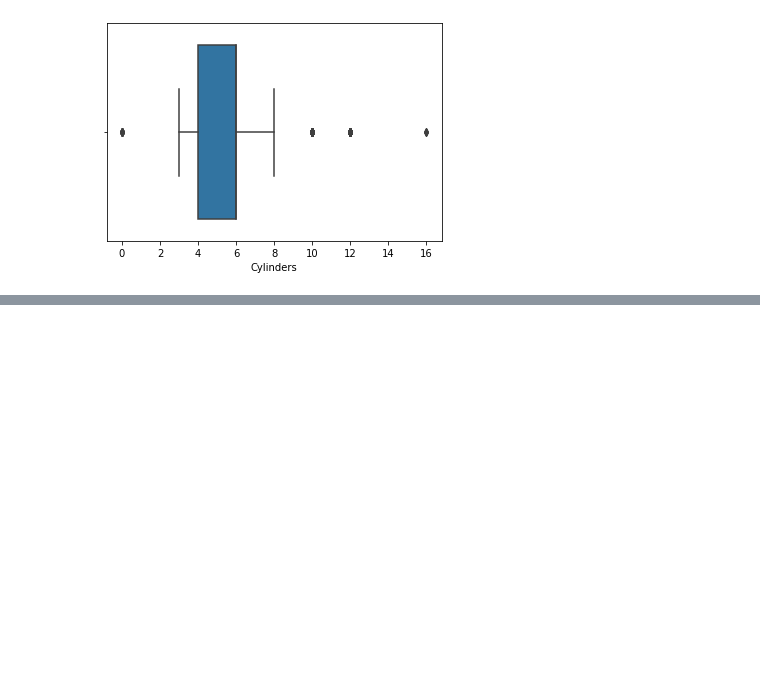
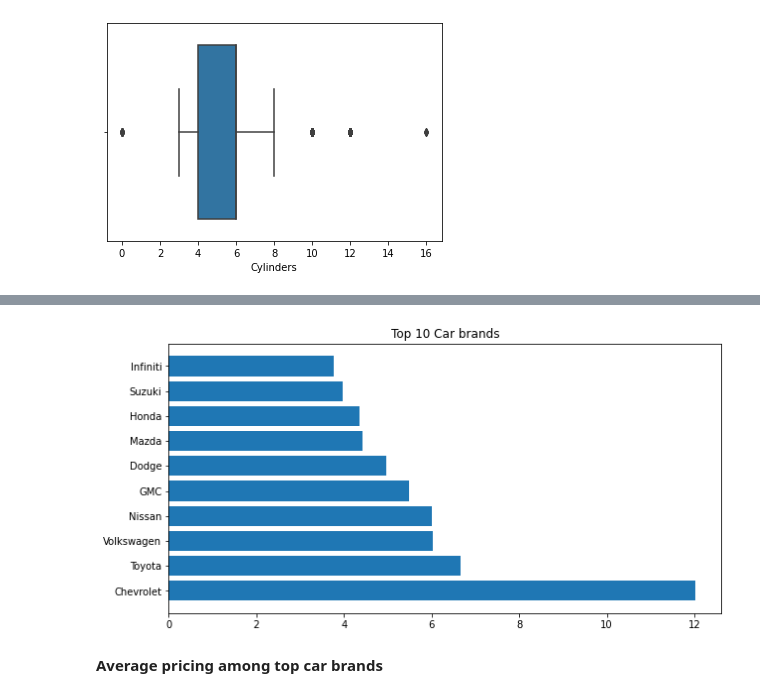
Before and after one commit to harinigaddipati/EDA_car_features, a Jupyter notebook: cardata.ipynb, the cells around one changed output, grey strips where cells are left out. Cells and saved outputs as stored; diff of their text form; code cells hidden in the pictures; blank space fills up the shorter version.

```diff
--- a/cardata.ipynb
+++ b/cardata.ipynb
@@ -250,0 +293,16 @@ plt.xlabel('Make');
+# %%
+# Percentage of car per brand
+counts = df['Make'].value_counts()*100/sum(df['Make'].value_counts())
+
+# Top 10 car brands
+popular_labels = counts.index[:10]
+
+# Plot
+plt.figure(figsize=(10,5))
+plt.barh(popular_labels, width=counts[:10])
+plt.title('Top 10 Car brands')
+plt.show()
+# %% [output]
+[figure, added]
+# %% [markdown]
+**Average pricing among top car brands**
```
Also changed, not shown: parts of 46 cells of this notebook.
